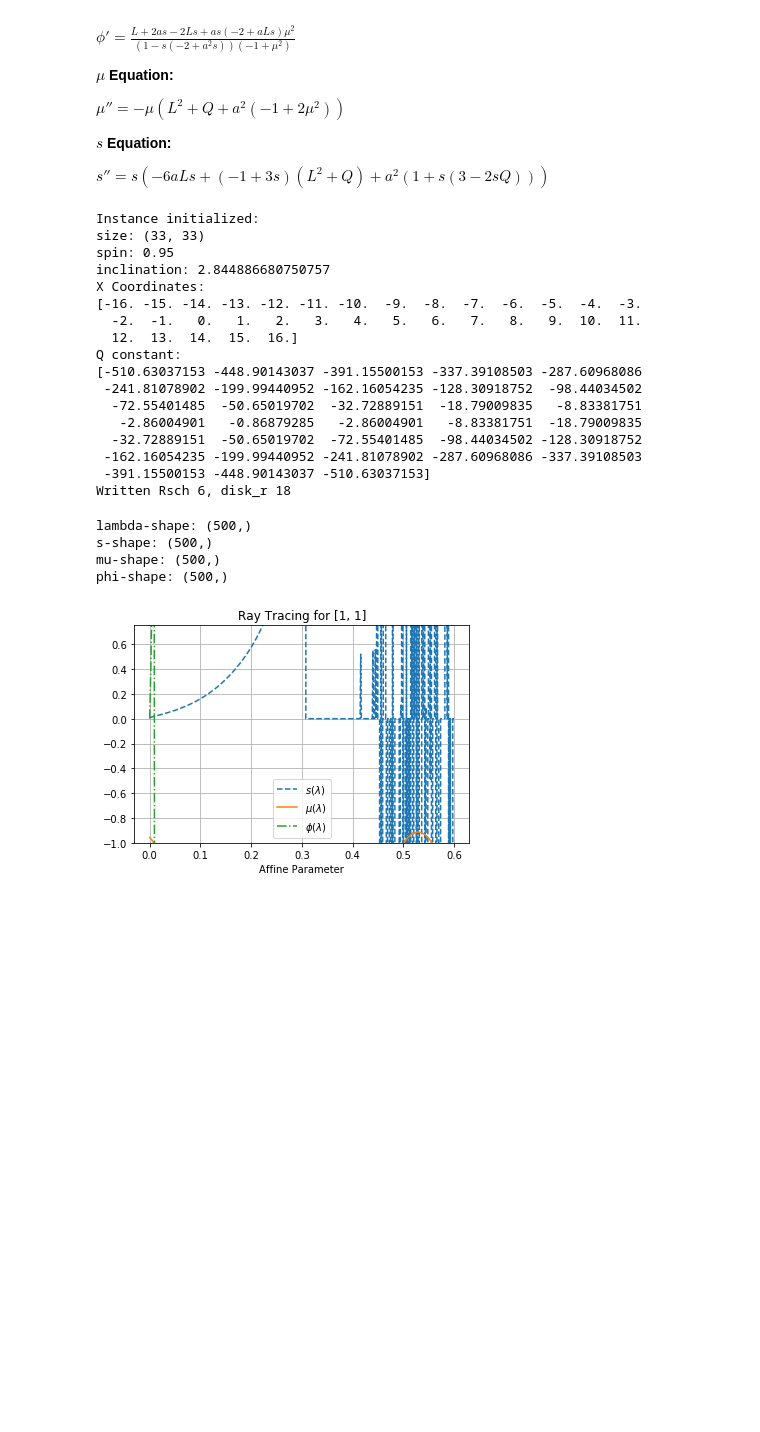
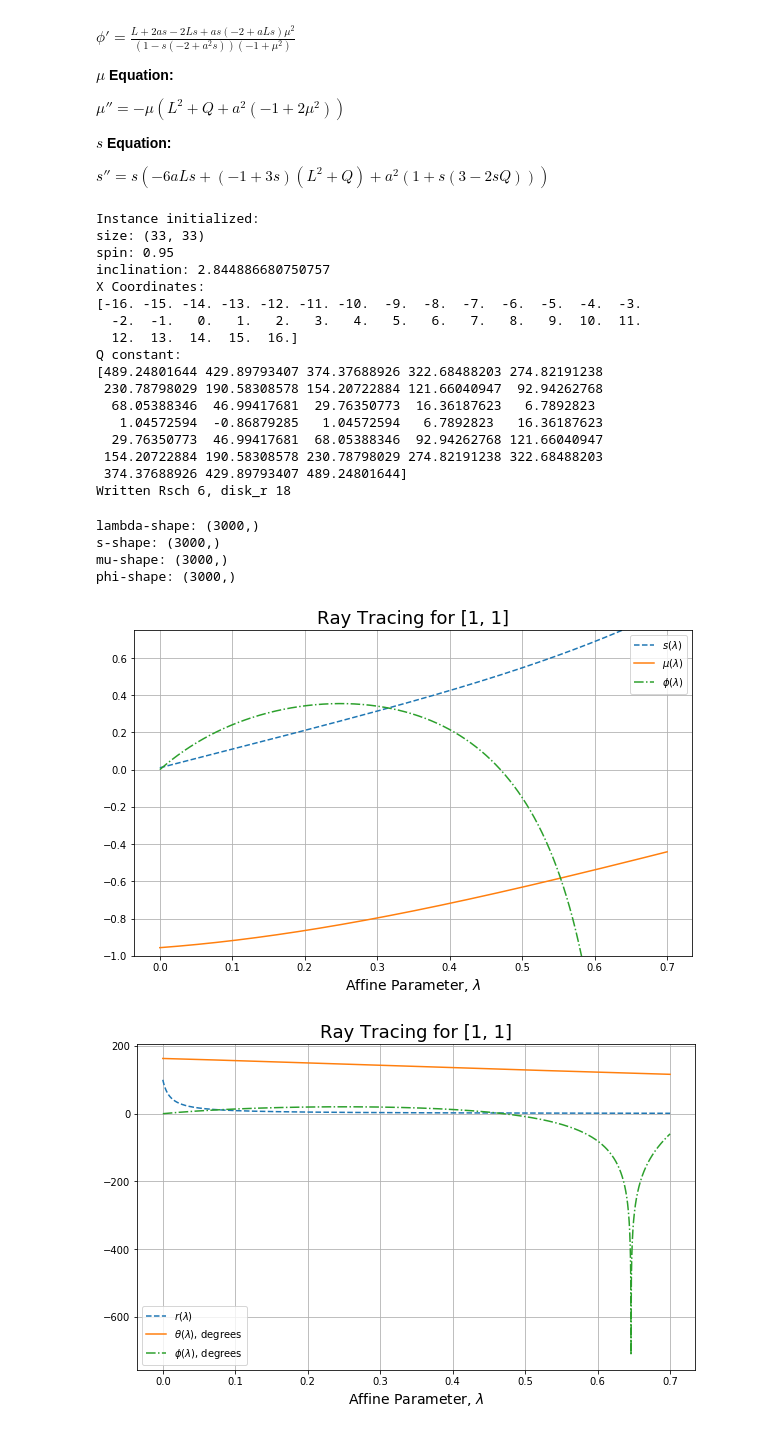
Before and after one commit to jmccull/PHY364_HW3, a Jupyter notebook: Visualization.ipynb, the cells around one changed output. Cells and saved outputs as stored; diff of their text form; code cells hidden in the pictures; blank space fills up the shorter version.

Commit message:
Debugged 2D tracing, working on image generation

```diff
--- a/Visualization.ipynb
+++ b/Visualization.ipynb
@@ -64,7 +64,7 @@ import numpy as np
 from scipy.integrate import odeint #ode solver
 # %%
 class bh_vis:
-    def __init__(self,size,a0=0.5,inc=np.pi/2,s0=0.01):
+    def __init__(self,size,a0=0.95,inc=np.pi/2,s0=0.01):
         #initialize class
         #size should be odd so we can have a centered origin
         self.XY = np.zeros(size) #image grid
@@ -78,10 +78,10 @@ class bh_vis:
         self.sH = (1-(1-a0**2)**(0.5))/a0**2-self.s0 #s_hole in 1/r units
 
         #in notes is sometimes cosine and sometimes sine:
-        self.L = -self.x*np.cos(inc) #an array of momentum based on X coordinate
+        self.L = -self.x*np.sin(inc) #an array of momentum based on X coordinate
 
         #may need to check math on this
-        self.Q = self.y**2 + self.L**2*np.cos(inc)/np.sin(inc)-a0*np.cos(inc)**2 #Carter constant conserved
+        self.Q = self.y**2 + self.L**2*(np.cos(inc)/np.sin(inc))**2-a0*np.cos(inc)**2 #Carter constant conserved
         print('Instance initialized:\nsize: {0}\nspin: {1}\ninclination: {2}'.format(size,a0,inc))
         return
 
@@ -91,8 +91,8 @@ class bh_vis:
         #since a second order ODE, split into first order to solve
         #S = vector of S[0] = s, S[1] = s'
 
-        L = self.L[self.pos[0]]
-        Q = self.Q[self.pos[1]]
+        L = self.L[(self.x==self.pos[0])]
+        Q = self.Q[(self.y==self.pos[1])]
         return [S[1],S[0]*(-6*self.a0*L*S[0]+(-1+3*S[0])*(L**2+Q)+self.a0**2*(1+S[0]*(3-2*S[0]*Q)))]
 
     def d2mu_dlam2(self,M,pos):
@@ -100,15 +100,15 @@ class bh_vis:
         #pos[0] = x, pos[1] = y pixel location
         #M = vector of M[0] = mu, M[1] = mu'
 
-        L = self.L[self.pos[0]]
-        Q = self.Q[self.pos[1]]
+        L = self.L[(self.x==self.pos[0])]
+        Q = self.Q[(self.y==self.pos[1])]
         return [M[1],-M[0]*(L**2+Q+self.a0**2*(-1+2*M[0]**2))]
 
     def dphi_dlam(self,mu,s,pos):
         #returns first derivative of phi coordinate given mu and s with position
 
-        L = self.L[self.pos[0]]
-        Q = self.Q[self.pos[1]]
+        L = self.L[(self.x==self.pos[0])]
+        #Q = self.Q[(self.y==self.pos[1])]
         return (L+2*self.a0*s-2*L*s+self.a0*s*(-2+self.a0*L*s)*mu**2)/((1+s*(-2+self.a0**2*s))*(-1+mu**2))
 
 
@@ -127,7 +127,7 @@ class bh_vis:
         print('s-shape: {}'.format(s.shape))
 
         #solve mu
-        mu0 = [np.cos(self.inc),self.y[self.pos[1]]*np.sin(self.inc)] #ICs, mu(0)=cosThet_0, mu'(0) = YsinThet_0
+        mu0 = [np.cos(self.inc),self.pos[1]*np.sin(self.inc)] #ICs, mu(0)=cosThet_0, mu'(0) = YsinThet_0
         mu = odeint(self.d2mu_dlam2,mu0,lam)
         mu = np.array(mu[:,0])
         print('mu-shape: {}'.format(mu.shape))
@@ -141,15 +141,30 @@ class bh_vis:
         print('phi-shape: {}'.format(phi.shape))
 
         #plot the parameters
+        plt.figure(figsize=(10,6))
         plt.plot(lam,s,'--',label = r'$s(\lambda)$')
         plt.plot(lam,mu,'-',label = r'$\mu(\lambda)$')
         plt.plot(lam,phi,'-.',label = r'$\phi(\lambda)$')
         plt.grid(True)
         plt.legend(loc='bottom left')
-        plt.xlabel('Affine Parameter')
-        plt.title('Ray Tracing for {}'.format(self.pos))
+        plt.xlabel(r'Affine Parameter, $\lambda$',fontsize=14)
+        plt.title('Ray Tracing for {}'.format(self.pos),fontsize=18)
         plt.ylim([-1,self.sH])
         plt.show()
+
+        #plot them in polar coordinates:
+        #plot the parameters
+        plt.figure(figsize=(10,6))
+        plt.plot(lam,1/s,'--',label = r'$r(\lambda)$')
+        plt.plot(lam,np.arccos(mu)*180./np.pi,'-',label = r'$\theta(\lambda)$, degrees')
+        plt.plot(lam,phi*180./np.pi,'-.',label = r'$\phi(\lambda)$, degrees')
+        plt.grid(True)
+        plt.legend(loc='bottom left')
+        plt.xlabel(r'Affine Parameter, $\lambda$',fontsize=14)
+        plt.title('Ray Tracing for {}'.format(self.pos),fontsize=18)
+        #plt.ylim([-1,self.sH])
+        plt.show()
+
         return lam, s, mu, phi
 
 
@@ -184,19 +199,20 @@ X Coordinates:
   -2.  -1.   0.   1.   2.   3.   4.   5.   6.   7.   8.   9.  10.  11.
   12.  13.  14.  15.  16.]
 Q constant:
-[-510.63037153 -448.90143037 -391.15500153 -337.39108503 -287.60968086
- -241.81078902 -199.99440952 -162.16054235 -128.30918752  -98.44034502
-  -72.55401485  -50.65019702  -32.72889151  -18.79009835   -8.83381751
-   -2.86004901   -0.86879285   -2.86004901   -8.83381751  -18.79009835
-  -32.72889151  -50.65019702  -72.55401485  -98.44034502 -128.30918752
- -162.16054235 -199.99440952 -241.81078902 -287.60968086 -337.39108503
- -391.15500153 -448.90143037 -510.63037153]
+[489.24801644 429.89793407 374.37688926 322.68488203 274.82191238
+ 230.78798029 190.58308578 154.20722884 121.66040947  92.94262768
+  68.05388346  46.99417681  29.76350773  16.36187623   6.7892823
+   1.04572594  -0.86879285   1.04572594   6.7892823   16.36187623
+  29.76350773  46.99417681  68.05388346  92.94262768 121.66040947
+ 154.20722884 190.58308578 230.78798029 274.82191238 322.68488203
+ 374.37688926 429.89793407 489.24801644]
 Written Rsch 6, disk_r 18
 # %%
-lam, s, mu, phi = test1.twoDtrace([1,1],[0,0.6],num=500)
+lam, s, mu, phi = test1.twoDtrace([1,1],[0,0.7],num=3000)
 # %% [output]
-lambda-shape: (500,)
-s-shape: (500,)
-mu-shape: (500,)
-phi-shape: (500,)
+lambda-shape: (3000,)
+s-shape: (3000,)
+mu-shape: (3000,)
+phi-shape: (3000,)
-[figure, old version]
+[figure, new version]
+[figure, added]
```
